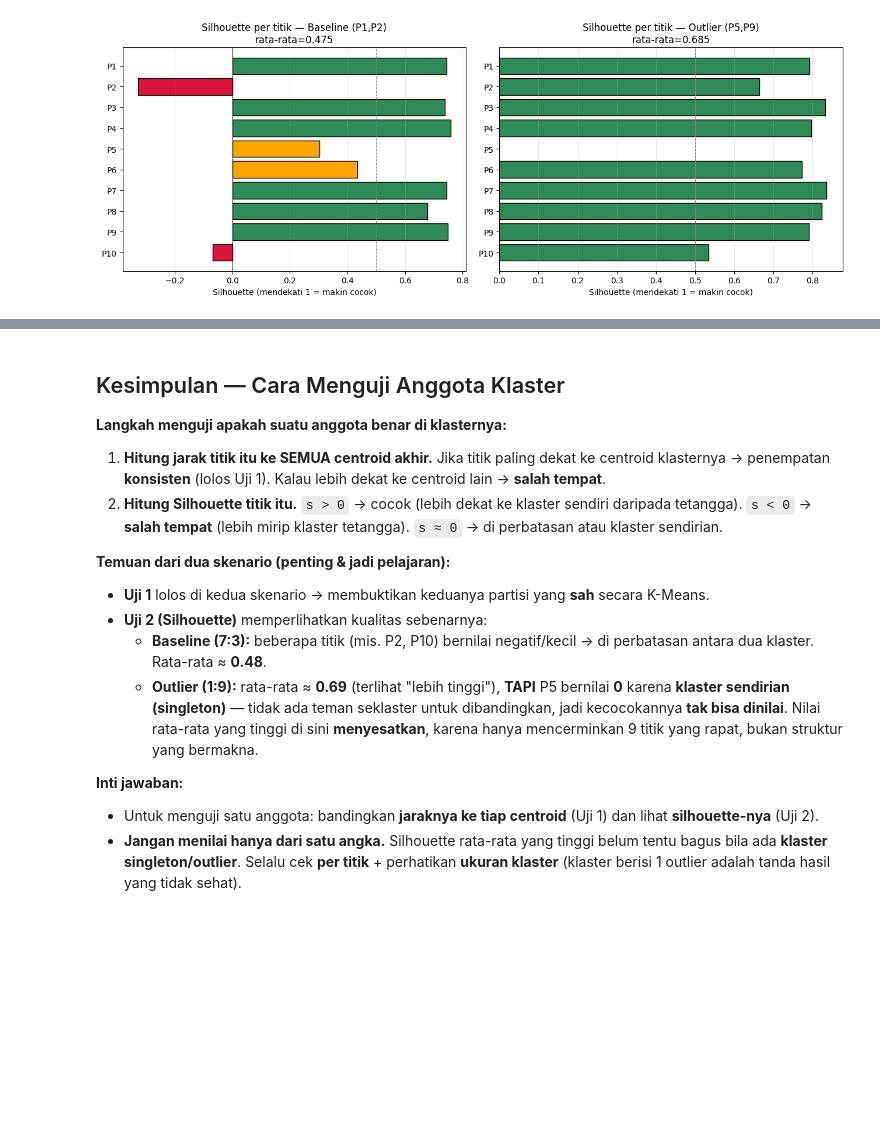
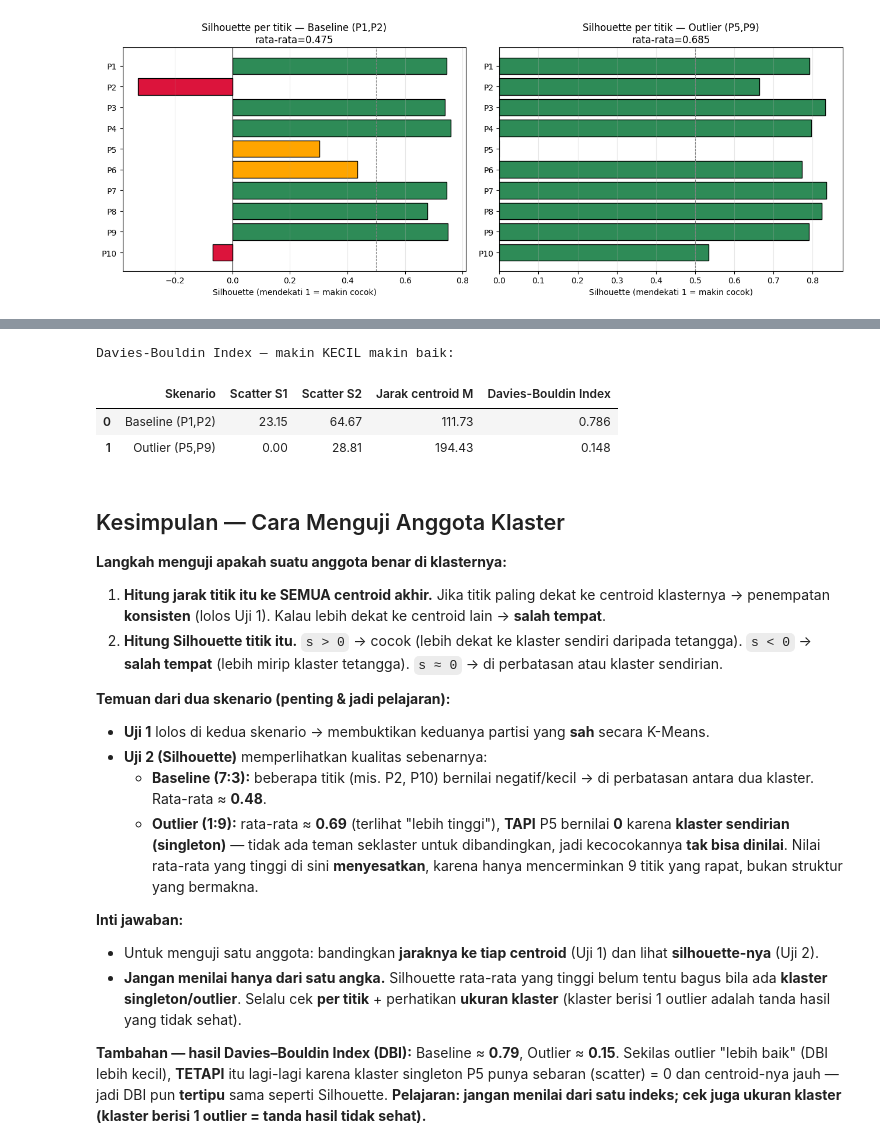
Before and after one commit to ravi-arnan/DataMining, a Jupyter notebook: Tugas2_KMeans_Uji_Cluster.ipynb, the cells around one changed output, grey strips where cells are left out. Saved outputs shown, nothing was run; the diff lists cells and outputs as text; code cells hidden in the pictures; blank space fills up the shorter version.

Commit message:
tambah teori & uji Davies-Bouldin Index di notebook uji cluster

```diff
--- a/Tugas2_KMeans_Uji_Cluster.ipynb
+++ b/Tugas2_KMeans_Uji_Cluster.ipynb
@@ -194,3 +209,28 @@ plt.tight_layout(); plt.show()
+# %%
+def davies_bouldin(lab, c):
+    k = len(c)
+    S = [np.mean([euclid(X[j], c[i]) for j in range(len(X)) if lab[j] == i]) if (lab == i).any() else 0.0
+         for i in range(k)]
+    D = []
+    for i in range(k):
+        R = [(S[i] + S[j]) / euclid(c[i], c[j]) for j in range(k) if j != i]
+        D.append(max(R))
+    return float(np.mean(D)), S
+
+rows = []
+for nama, c, lab in [('Baseline (P1,P2)', cBase, labBase), ('Outlier (P5,P9)', cOut, labOut)]:
+    dbi, S = davies_bouldin(lab, c)
+    rows.append({'Skenario': nama,
+                 'Scatter S1': round(S[0], 2), 'Scatter S2': round(S[1], 2),
+                 'Jarak centroid M': round(euclid(c[0], c[1]), 2),
+                 'Davies-Bouldin Index': round(dbi, 3)})
+print('Davies-Bouldin Index — makin KECIL makin baik:')
+display(pd.DataFrame(rows))
+# %% [output]
+Davies-Bouldin Index — makin KECIL makin baik:
+|  | Skenario | Scatter S1 | Scatter S2 | Jarak centroid M | Davies-Bouldin Index |
+| 0 | Baseline (P1,P2) | 23.15 | 64.67 | 111.73 | 0.786 |
+| 1 | Outlier (P5,P9) | 0.00 | 28.81 | 194.43 | 0.148 |
 # %% [markdown]
 ## Kesimpulan — Cara Menguji Anggota Klaster
 
@@ -207,3 +247,5 @@ plt.tight_layout(); plt.show()
 **Inti jawaban:**
 - Untuk menguji satu anggota: bandingkan **jaraknya ke tiap centroid** (Uji 1) dan lihat **silhouette-nya** (Uji 2).
 - **Jangan menilai hanya dari satu angka.** Silhouette rata-rata yang tinggi belum tentu bagus bila ada **klaster singleton/outlier**. Selalu cek **per titik** + perhatikan **ukuran klaster** (klaster berisi 1 outlier adalah tanda hasil yang tidak sehat).
+
+**Tambahan — hasil Davies–Bouldin Index (DBI):** Baseline ≈ **0.79**, Outlier ≈ **0.15**. Sekilas outlier "lebih baik" (DBI lebih kecil), **TETAPI** itu lagi-lagi karena klaster singleton P5 punya sebaran (scatter) = 0 dan centroid-nya jauh — jadi DBI pun **tertipu** sama seperti Silhouette. **Pelajaran: jangan menilai dari satu indeks; cek juga ukuran klaster (klaster berisi 1 outlier = tanda hasil tidak sehat).**
```
Also changed, not shown: parts of 2 cells of this notebook.
